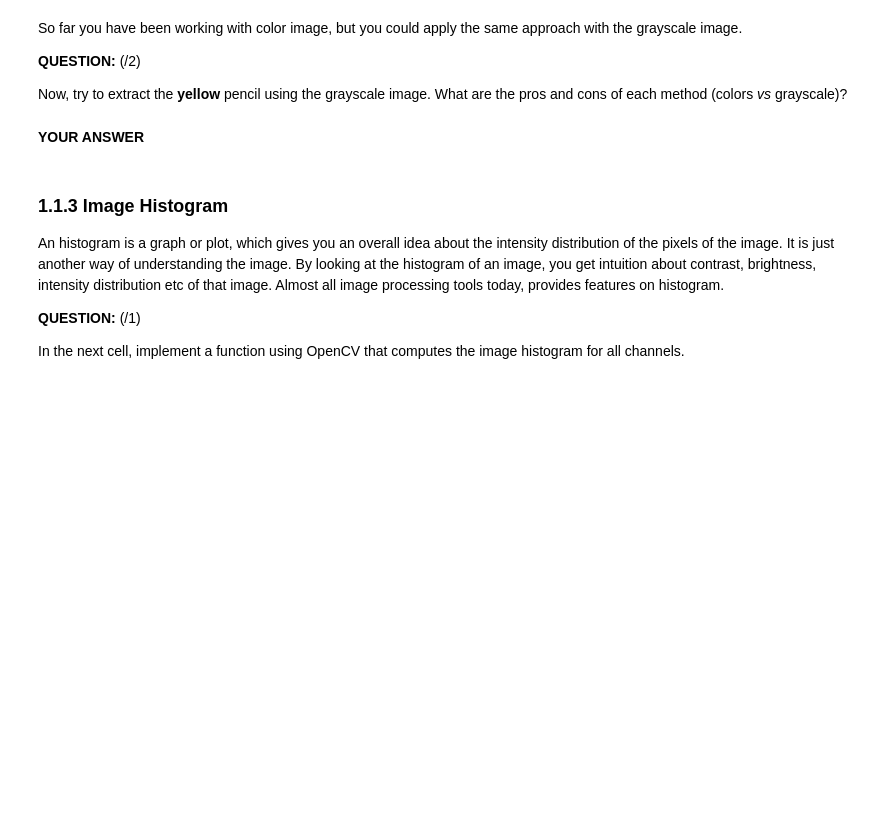
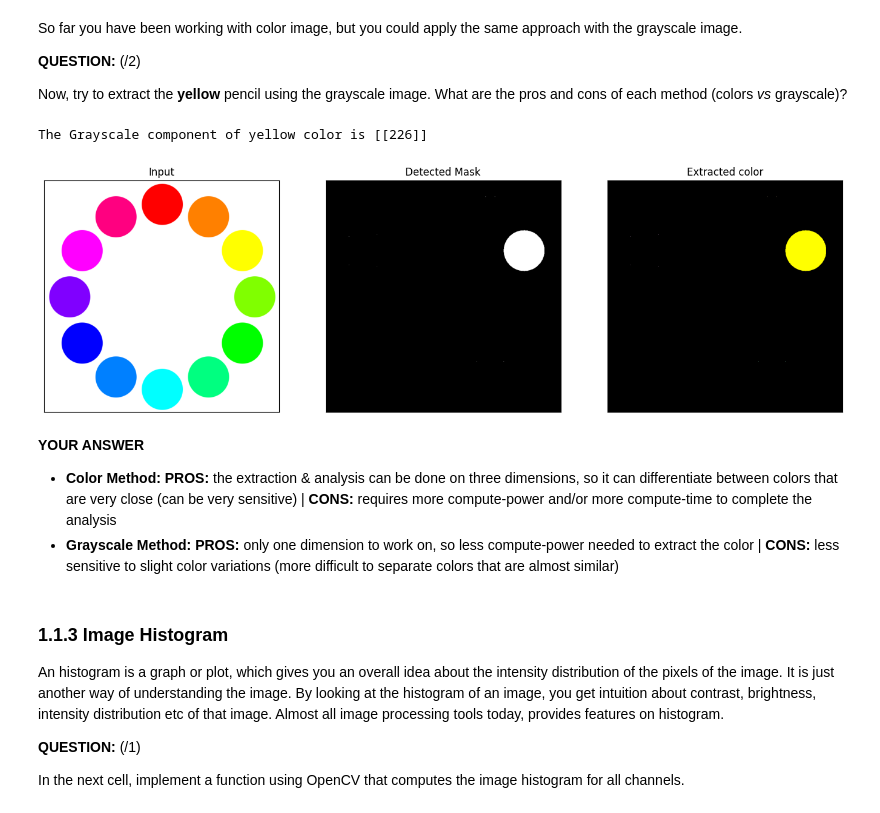
Before and after one commit to Mix-ABELA/Computer-Vision-Image-Processing, a Jupyter notebook: Lab1_Image_Processing/01_introduction_image_processing_2024.ipynb, the cells around one changed output. Cells and saved outputs as stored; diff of their text form; code cells hidden in the pictures; blank space fills up the shorter version.

```diff
--- a/Lab1_Image_Processing/01_introduction_image_processing_2024.ipynb
+++ b/Lab1_Image_Processing/01_introduction_image_processing_2024.ipynb
@@ -251,40 +284,48 @@ Now, try to extract the **yellow** pencil using the grayscale image. What are th
 # %%
 def threshold_gray_image(frame, lower, upper):
     """
     Segment image.
         1. Convert image to gray color space
         2. Find pixels in the desired color range (lower, upper)
         3. Apply the mask to the image.
     :param frame: BGR image to segment
     :param lower: Lower threshold value
     :param upper: Upper threshold value
     :return: Segmented image, binary mask
     """
 
-    # YOUR CODE HERE
+    gray_frame = cv.cvtColor(frame, cv.COLOR_BGR2GRAY)
+    mask = cv.inRange(gray_frame, lower, upper)
+    res = cv.bitwise_and(frame, frame, mask=mask)
 
     return res, mask
 
 # 1. Read input
-img = cv.imread(os.path.join('..','data', 'circles_color.png'))
+img = cv.imread(os.path.join('.','data', 'circles_color.png'))
 
 # 2. Extract yellow color in gray
+yellow = np.uint8([[[0, 255, 255]]])
+gray_yellow = cv.cvtColor(yellow, cv.COLOR_BGR2GRAY)
+print("The Grayscale component of yellow color is {}".format(gray_yellow))
 
-
-# YOUR CODE HERE
-
+im, mask = threshold_gray_image(img, gray_yellow, gray_yellow)
 
 # 3. Display using subplots
 fig, ax = plt.subplots(1, 3, figsize=(17, 9))
 display_image(img, axes=ax[0])
 ax[0].set_title('Input')
 display_image(mask, axes=ax[1], cmap='gray')
 ax[1].set_title('Detected Mask')
 display_image(im, axes=ax[2])
 ax[2].set_title('Extracted color')
 plt.show()
+# %% [output]
+The Grayscale component of yellow color is [[226]]
+[figure, added]
 # %% [markdown]
 **YOUR ANSWER**
+- **Color Method:** **PROS:** the extraction & analysis can be done on three dimensions, so it can differentiate between colors that are very close (can be very sensitive) | **CONS:** requires more compute-power and/or more compute-time to complete the analysis
+- **Grayscale Method:** **PROS:** only one dimension to work on, so less compute-power needed to extract the color | **CONS:** less sensitive to slight color variations (more difficult to separate colors that are almost similar)
 # %% [markdown]
 ### 1.1.3 Image Histogram
 
```
Also changed, not shown: parts of 9 cells of this notebook.
